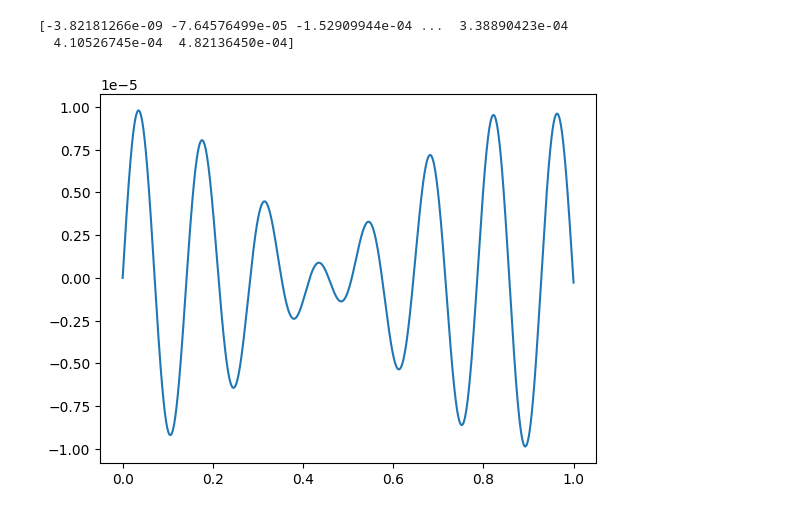
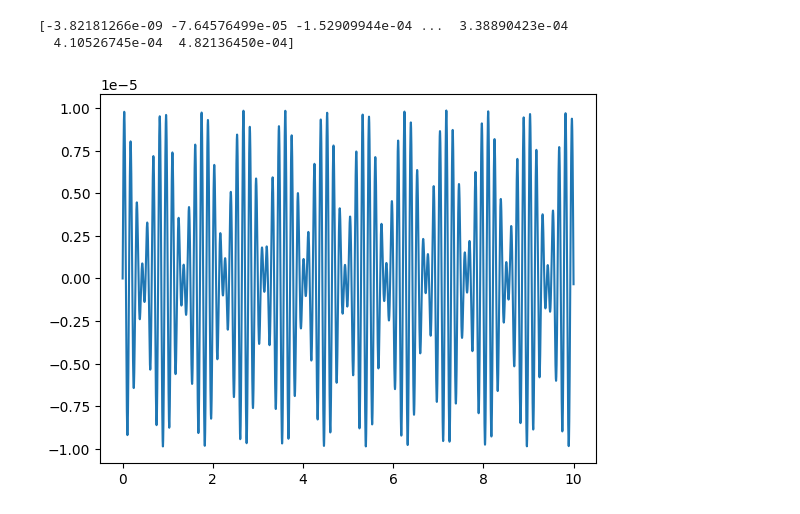
Before and after one commit to angiedch/MetodosI_AngieChiquillo_SantiagoGuataquira, a Jupyter notebook: Taller_2/Punto1_Derivadas.ipynb, the cells around one changed output. Drawn from its saved outputs; the diff is of its cells as text; code cells hidden in the pictures.

```diff
--- a/Taller_2/Punto1_Derivadas.ipynb
+++ b/Taller_2/Punto1_Derivadas.ipynb
@@ -1,28 +1,28 @@
 # %%
 import numpy as np
 import matplotlib.pyplot as plt
 import sympy as sym
 
 def flujo_mag(t):
     flujo= (np.pi*(0.05**2)) *0.05*np.cos(3.5*t) *np.cos(2*np.pi*7*t)
     return flujo
 
 def Dflujo(f, t, h=1e-8):
     d = (flujo_mag(t+h) - flujo_mag(t))/h
     return d
 
 print(Dflujo(f,t))
 
 def corriente(t):
     I= (-1*Dflujo(flujo_mag, t))/1750
     return I
 
-t= np.linspace(0, 1, 10000)
+t= np.linspace(0, 10, 10000)
 I= corriente(t)
 plt.plot(t, I)
 plt.show()
 # %% [output]
 [-3.82181266e-09 -7.64576499e-05 -1.52909944e-04 ...  3.38890423e-04
   4.10526745e-04  4.82136450e-04]
-[figure, old version]
+[figure, new version]
 # %%
```
Also changed, not shown: parts of 1 cell of this notebook.
